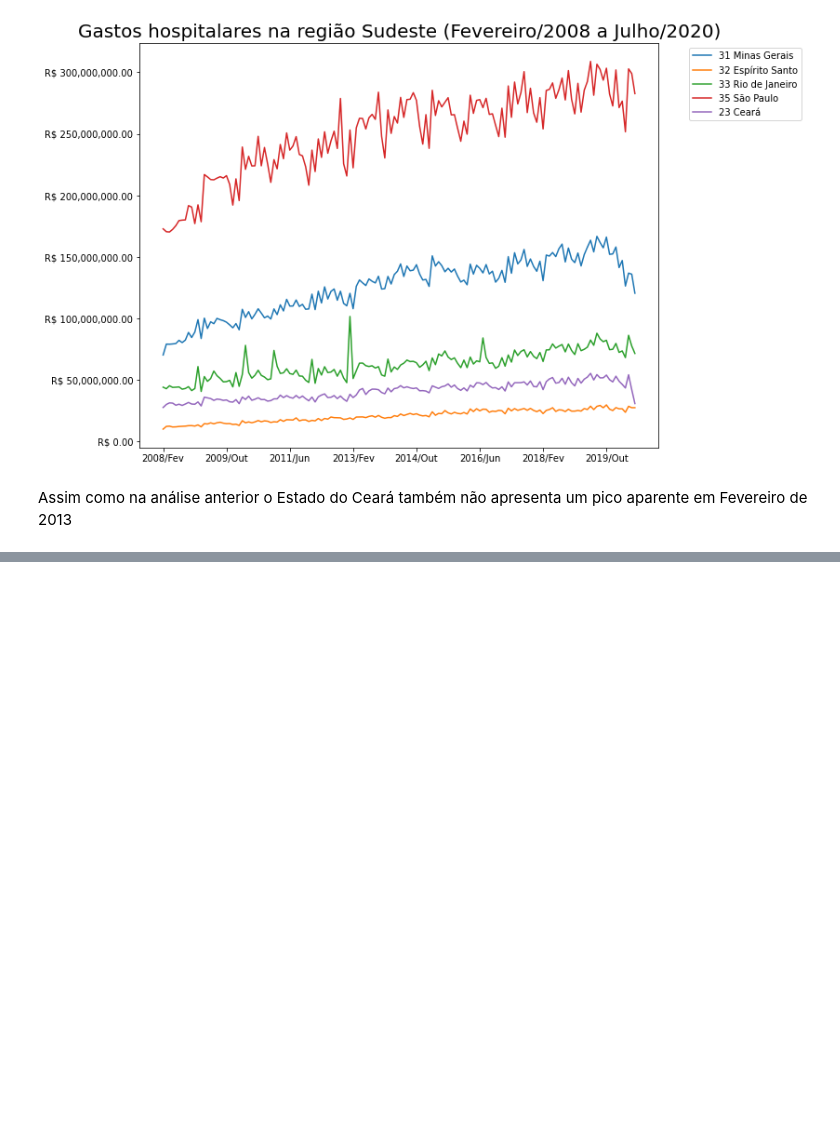
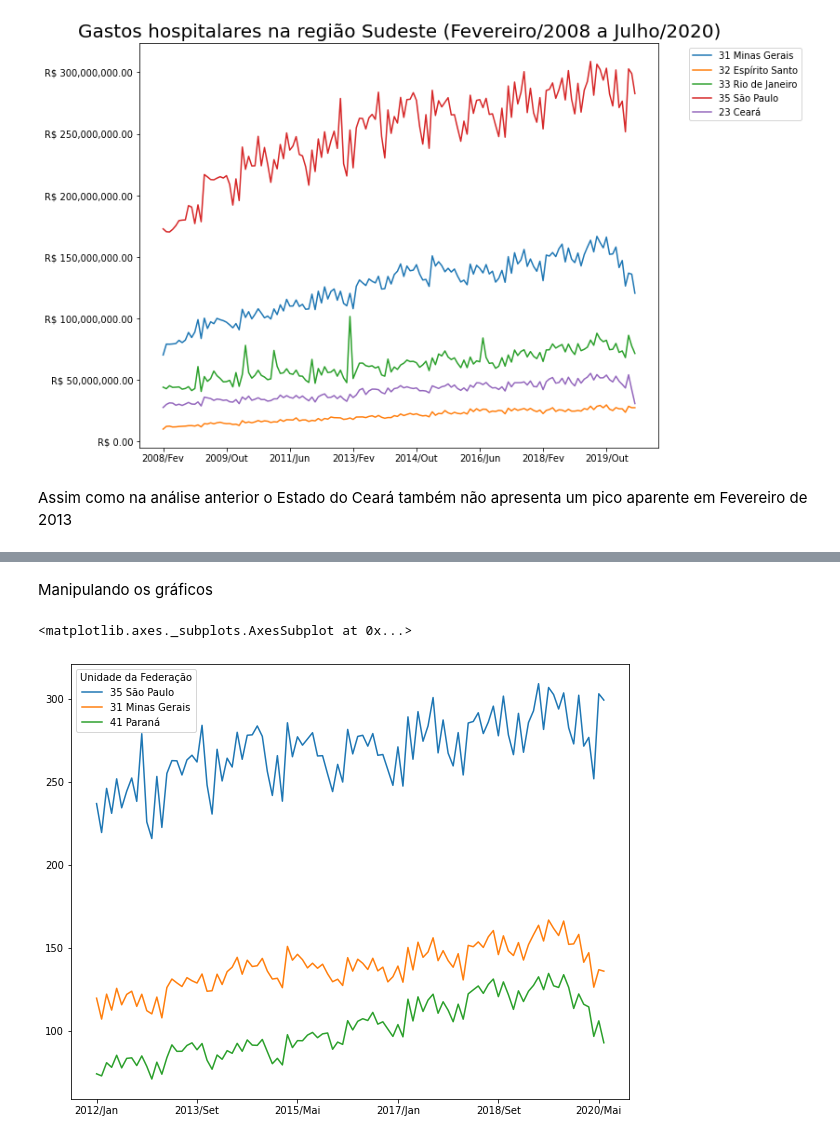
Before and after one commit to johnatanDM/bootcamp-datascience-alura, a Jupyter notebook: Módulo 1 - PYTHON E PANDAS PARA ANÁLISE DE DADOS REAIS/Bootcamp_Data_Science_Projeto_1.ipynb, the cells around one changed output, grey strips where cells are left out. Drawn from its saved outputs; the diff is of its cells as text; code cells hidden in the pictures; blank space fills up the shorter version.

```diff
--- a/Módulo 1 - PYTHON E PANDAS PARA ANÁLISE DE DADOS REAIS/Bootcamp_Data_Science_Projeto_1.ipynb
+++ b/Módulo 1 - PYTHON E PANDAS PARA ANÁLISE DE DADOS REAIS/Bootcamp_Data_Science_Projeto_1.ipynb
@@ -498,0 +505,2 @@ Assim como na análise anterior o Estado do Ceará também não apresenta um pic
+# %%
+top3_estados = estados_mais_gastam.loc[estados_mais_gastam.index[:3]]
@@ -498,0 +509,3 @@ Assim como na análise anterior o Estado do Ceará também não apresenta um pic
+# %%
+top3_estados = top3_estados[top3_estados.columns[:-1]] / 1000000
+top3_estados
@@ -498,0 +519,3 @@ Assim como na análise anterior o Estado do Ceará também não apresenta um pic
+# %%
+top3_estados_ultimos_anos = top3_estados[top3_estados.columns[47:-1]]
+top3_estados_ultimos_anos
@@ -498,0 +529,7 @@ Assim como na análise anterior o Estado do Ceará também não apresenta um pic
+# %% [markdown]
+Manipulando os gráficos
+# %%
+top3_estados_ultimos_anos.T.plot(figsize=(10,8))
+# %% [output]
+<matplotlib.axes._subplots.AxesSubplot at 0x...>
+[figure, added]
```
Also changed, not shown: parts of 17 cells of this notebook.
